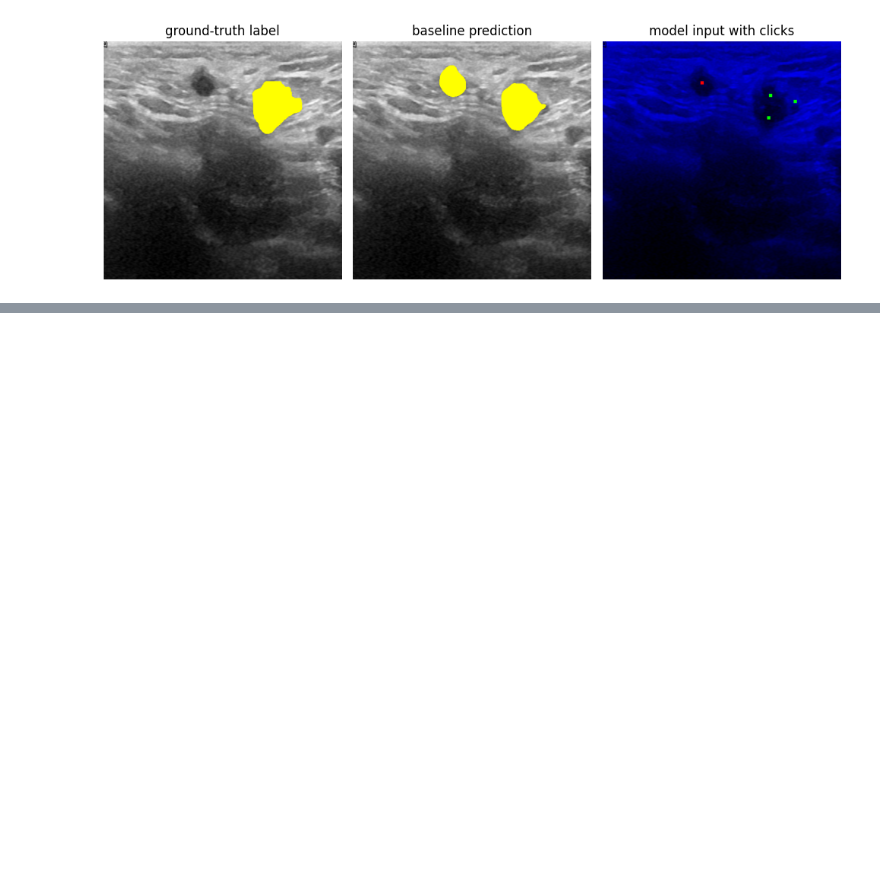
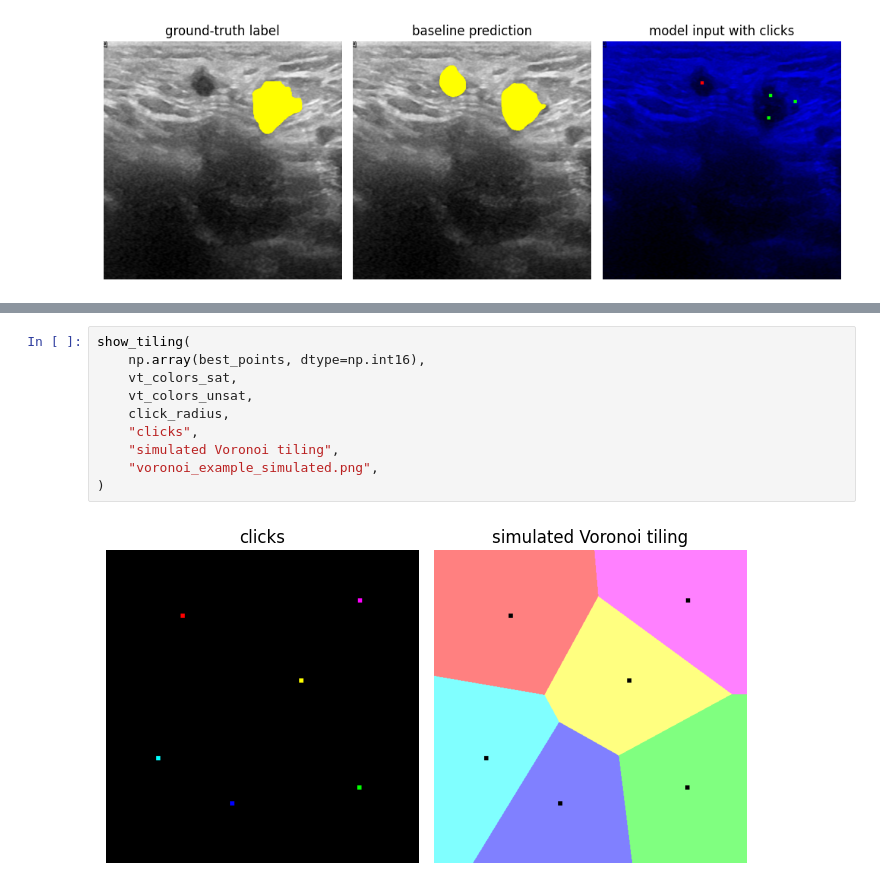
Before and after one commit to FlorinAndrei/segmentation_click_train, a Jupyter notebook: article.ipynb, the cells around one changed output, grey strips where cells are left out. Drawn from its saved outputs; the diff is of its cells as text; blank space fills up the shorter version.

```diff
--- a/article.ipynb
+++ b/article.ipynb
@@ -422,0 +481,12 @@ plt.show()
+# %%
+show_tiling(
+    np.array(best_points, dtype=np.int16),
+    vt_colors_sat,
+    vt_colors_unsat,
+    click_radius,
+    "clicks",
+    "simulated Voronoi tiling",
+    "voronoi_example_simulated.png",
+)
+# %% [output]
+[figure, added]
```
Also changed, not shown: parts of 8 cells of this notebook, 5 other files.
